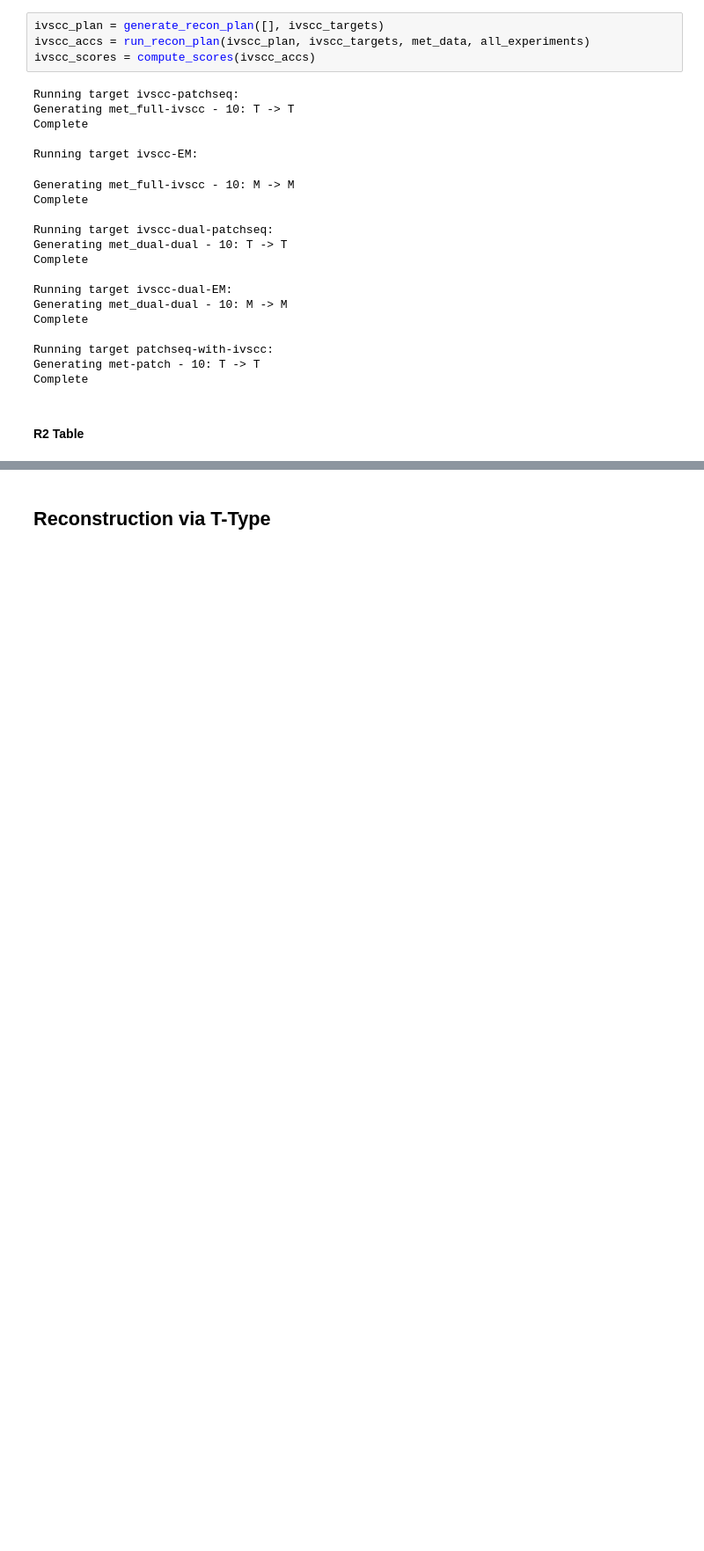
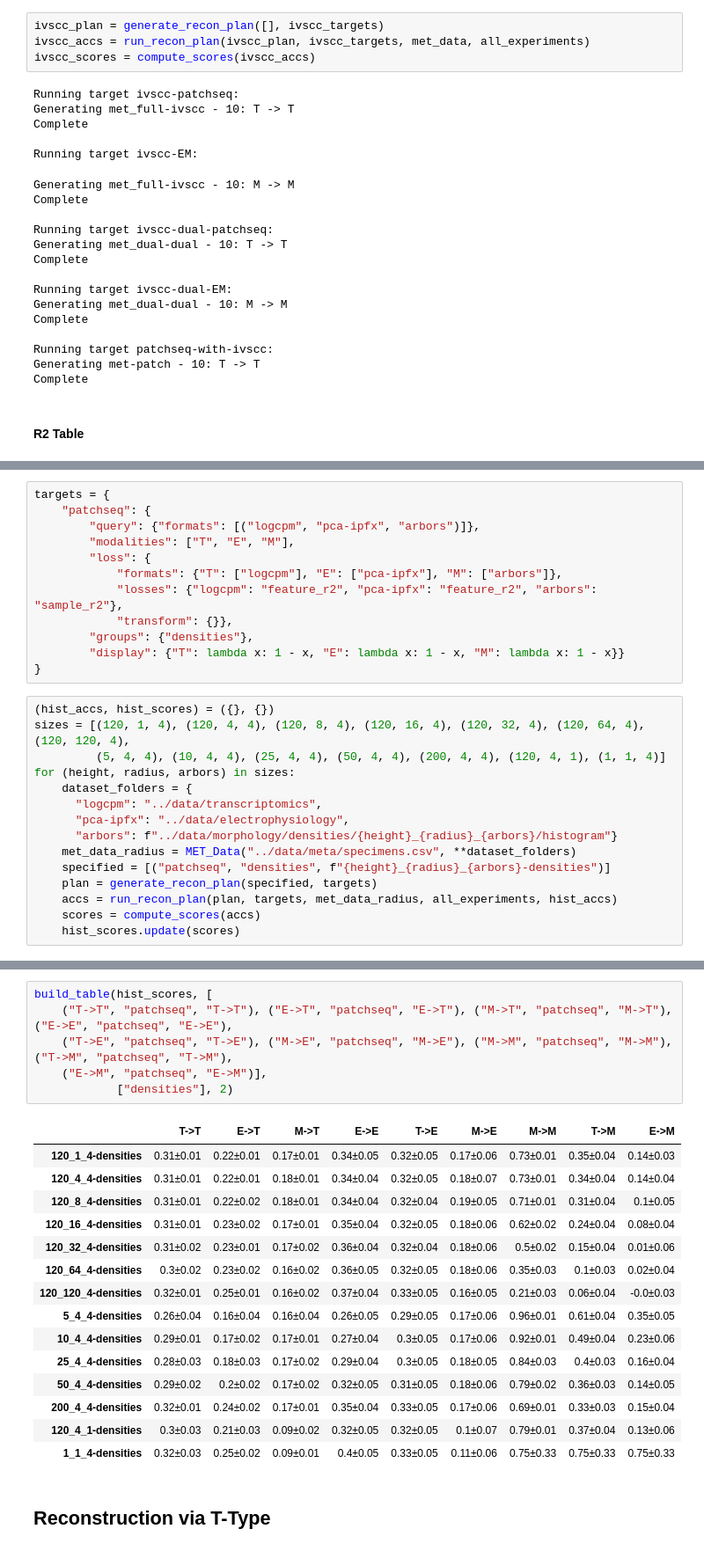
Before and after one commit to AllenInstitute/cplAE_MET, a Jupyter notebook: notebooks/Results.ipynb, the cells around one changed output, grey strips where cells are left out. Shown at 88% size. Drawn from its saved outputs; the diff is of its cells as text; blank space fills up the shorter version.

```diff
--- a/notebooks/Results.ipynb
+++ b/notebooks/Results.ipynb
@@ -899,0 +944,27 @@ torch.Size([654, 1252])
+# %%
+targets = {
+    "patchseq": {
+        "query": {"formats": [("logcpm", "pca-ipfx", "arbors")]},
+        "modalities": ["T", "E", "M"],
+        "loss": {
+            "formats": {"T": ["logcpm"], "E": ["pca-ipfx"], "M": ["arbors"]},
+            "losses": {"logcpm": "feature_r2", "pca-ipfx": "feature_r2", "arbors": "sample_r2"},
+            "transform": {}},
+        "groups": {"densities"},
+        "display": {"T": lambda x: 1 - x, "E": lambda x: 1 - x, "M": lambda x: 1 - x}}
+}
+# %%
+(hist_accs, hist_scores) = ({}, {})
+sizes = [(120, 1, 4), (120, 4, 4), (120, 8, 4), (120, 16, 4), (120, 32, 4), (120, 64, 4), (120, 120, 4),
+         (5, 4, 4), (10, 4, 4), (25, 4, 4), (50, 4, 4), (200, 4, 4), (120, 4, 1), (1, 1, 4)]
+for (height, radius, arbors) in sizes:
+    dataset_folders = {
+      "logcpm": "../data/transcriptomics",
+      "pca-ipfx": "../data/electrophysiology",
+      "arbors": f"../data/morphology/densities/{height}_{radius}_{arbors}/histogram"}
+    met_data_radius = MET_Data("../data/meta/specimens.csv", **dataset_folders)
+    specified = [("patchseq", "densities", f"{height}_{radius}_{arbors}-densities")]
+    plan = generate_recon_plan(specified, targets)
+    accs = run_recon_plan(plan, targets, met_data_radius, all_experiments, hist_accs)
+    scores = compute_scores(accs)
+    hist_scores.update(scores)
@@ -900,2 +1009,24 @@ torch.Size([654, 1252])
+# %%
+build_table(hist_scores, [
+    ("T->T", "patchseq", "T->T"), ("E->T", "patchseq", "E->T"), ("M->T", "patchseq", "M->T"), ("E->E", "patchseq", "E->E"),
+    ("T->E", "patchseq", "T->E"), ("M->E", "patchseq", "M->E"), ("M->M", "patchseq", "M->M"), ("T->M", "patchseq", "T->M"),
+    ("E->M", "patchseq", "E->M")],
+            ["densities"], 2)
+# %% [output]
+|  | T->T | E->T | M->T | E->E | T->E | M->E | M->M | T->M | E->M |
+| 120_1_4-densities | 0.31±0.01 | 0.22±0.01 | 0.17±0.01 | 0.34±0.05 | 0.32±0.05 | 0.17±0.06 | 0.73±0.01 | 0.35±0.04 | 0.14±0.03 |
+| 120_4_4-densities | 0.31±0.01 | 0.22±0.01 | 0.18±0.01 | 0.34±0.04 | 0.32±0.05 | 0.18±0.07 | 0.73±0.01 | 0.34±0.04 | 0.14±0.04 |
+| 120_8_4-densities | 0.31±0.01 | 0.22±0.02 | 0.18±0.01 | 0.34±0.04 | 0.32±0.04 | 0.19±0.05 | 0.71±0.01 | 0.31±0.04 | 0.1±0.05 |
+| 120_16_4-densities | 0.31±0.01 | 0.23±0.02 | 0.17±0.01 | 0.35±0.04 | 0.32±0.05 | 0.18±0.06 | 0.62±0.02 | 0.24±0.04 | 0.08±0.04 |
+| 120_32_4-densities | 0.31±0.02 | 0.23±0.01 | 0.17±0.02 | 0.36±0.04 | 0.32±0.04 | 0.18±0.06 | 0.5±0.02 | 0.15±0.04 | 0.01±0.06 |
+| 120_64_4-densities | 0.3±0.02 | 0.23±0.02 | 0.16±0.02 | 0.36±0.05 | 0.32±0.05 | 0.18±0.06 | 0.35±0.03 | 0.1±0.03 | 0.02±0.04 |
+| 120_120_4-densities | 0.32±0.01 | 0.25±0.01 | 0.16±0.02 | 0.37±0.04 | 0.33±0.05 | 0.16±0.05 | 0.21±0.03 | 0.06±0.04 | -0.0±0.03 |
+| 5_4_4-densities | 0.26±0.04 | 0.16±0.04 | 0.16±0.04 | 0.26±0.05 | 0.29±0.05 | 0.17±0.06 | 0.96±0.01 | 0.61±0.04 | 0.35±0.05 |
+| 10_4_4-densities | 0.29±0.01 | 0.17±0.02 | 0.17±0.01 | 0.27±0.04 | 0.3±0.05 | 0.17±0.06 | 0.92±0.01 | 0.49±0.04 | 0.23±0.06 |
+| 25_4_4-densities | 0.28±0.03 | 0.18±0.03 | 0.17±0.02 | 0.29±0.04 | 0.3±0.05 | 0.18±0.05 | 0.84±0.03 | 0.4±0.03 | 0.16±0.04 |
+| 50_4_4-densities | 0.29±0.02 | 0.2±0.02 | 0.17±0.02 | 0.32±0.05 | 0.31±0.05 | 0.18±0.06 | 0.79±0.02 | 0.36±0.03 | 0.14±0.05 |
+| 200_4_4-densities | 0.32±0.01 | 0.24±0.02 | 0.17±0.01 | 0.35±0.04 | 0.33±0.05 | 0.17±0.06 | 0.69±0.01 | 0.33±0.03 | 0.15±0.04 |
+| 120_4_1-densities | 0.3±0.03 | 0.21±0.03 | 0.09±0.02 | 0.32±0.05 | 0.32±0.05 | 0.1±0.07 | 0.79±0.01 | 0.37±0.04 | 0.13±0.06 |
+| 1_1_4-densities | 0.32±0.03 | 0.25±0.02 | 0.09±0.01 | 0.4±0.05 | 0.33±0.05 | 0.11±0.06 | 0.75±0.33 | 0.75±0.33 | 0.75±0.33 |
 # %% [markdown]
 ## Reconstruction via T-Type
```
Also changed, not shown: parts of 30 cells of this notebook, 2 other files.
